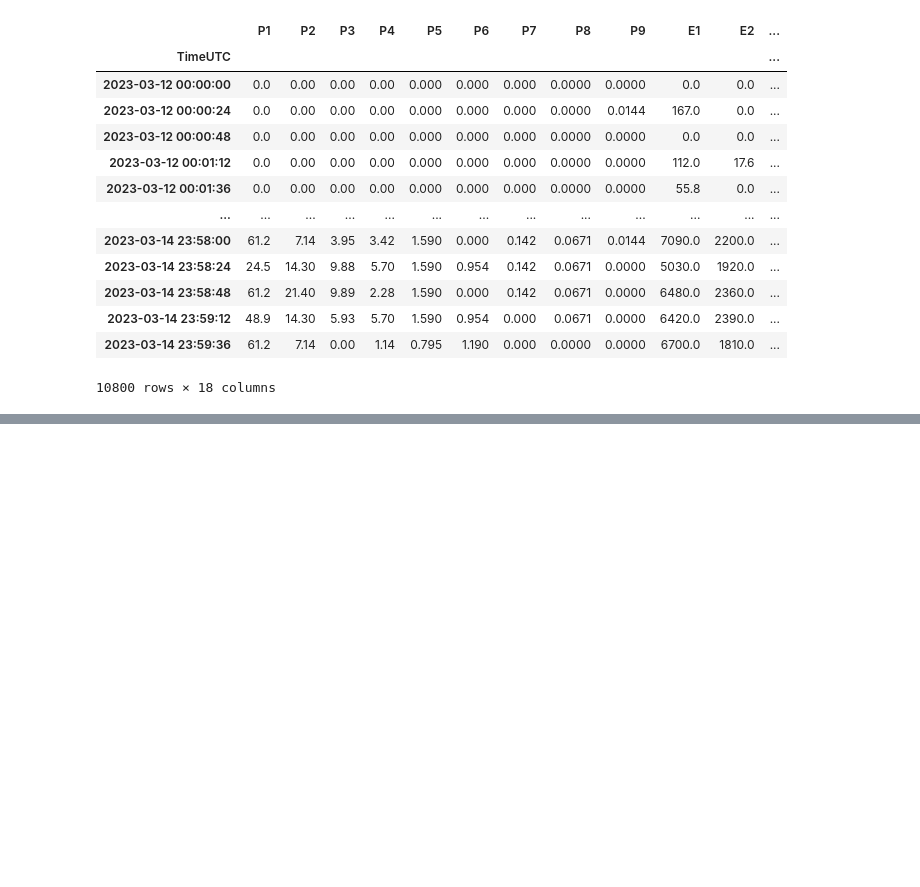
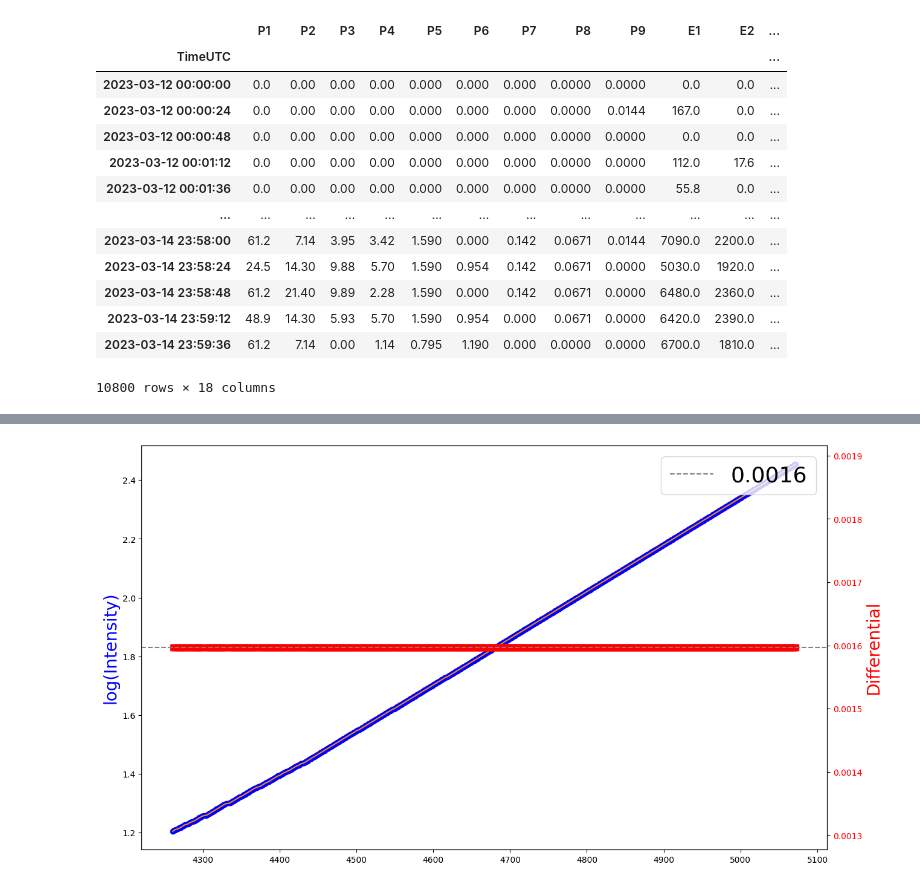
Before and after one commit to Christian-Palmroos/regression_onset_finders, a Jupyter notebook: advanced_testing.ipynb, the cells around one changed output, grey strips where cells are left out. Cells and saved outputs as stored; diff of their text form; code cells hidden in the pictures; blank space fills up the shorter version.

```diff
--- a/advanced_testing.ipynb
+++ b/advanced_testing.ipynb
@@ -181,0 +174,22 @@ DatetimeIndex(['2023-03-11 22:02:00', '2023-03-11 22:06:00',
+# %%
+figg, axx = plt.subplots(figsize=(13,7), layout="constrained")
+
+axx.scatter(fit2.index, fit2.values, color="blue", label=)
+axx.plot(fit2.index, fit2.values, color="darkorange")
+axx.set_ylabel("log(Intensity)", fontsize=reg.plotting_utilities.STANDARD_AXIS_LABELSIZE, color="blue")
+
+axx.legend()
+
+axx1 = axx.twinx()
+diff2_mode = fit2.diff().mode()[0]
+axx1.set_ylim([diff2_mode-diff2_mode/5, diff2_mode+diff2_mode/5])
+axx1.scatter(fit2.index, fit2.diff(), s=55, marker='s', color="red")
+axx1.axhline(y=diff2_mode, label=f"{np.round(diff2_mode,5)}", ls="--", color="grey")
+axx1.set_ylabel("Differential", fontsize=reg.plotting_utilities.STANDARD_AXIS_LABELSIZE, color="red")
+axx1.tick_params(axis='y', labelcolor="red")
+
+axx1.legend(fontsize=reg.plotting_utilities.STANDARD_LEGENDSIZE)
+
+plt.show()
+# %% [output]
+[figure, added]
```
Also changed, not shown: parts of 12 cells of this notebook, 4 other files.
